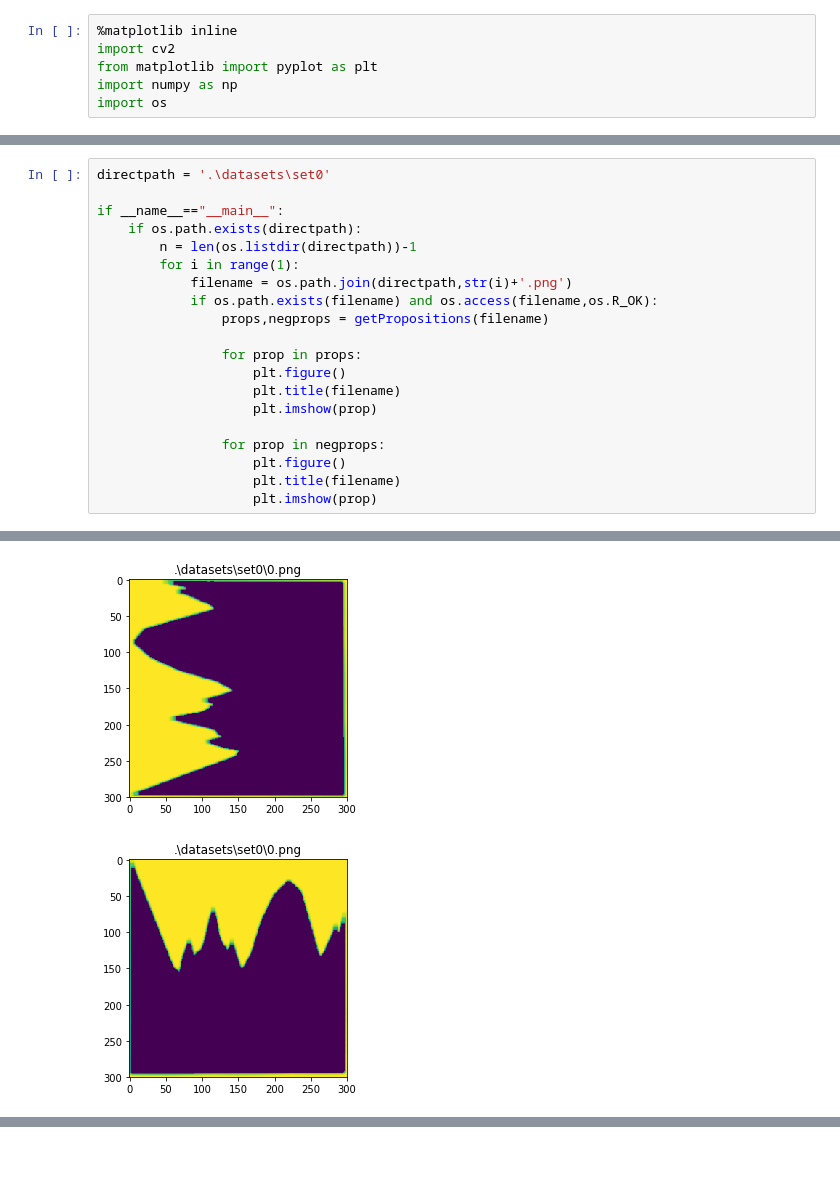
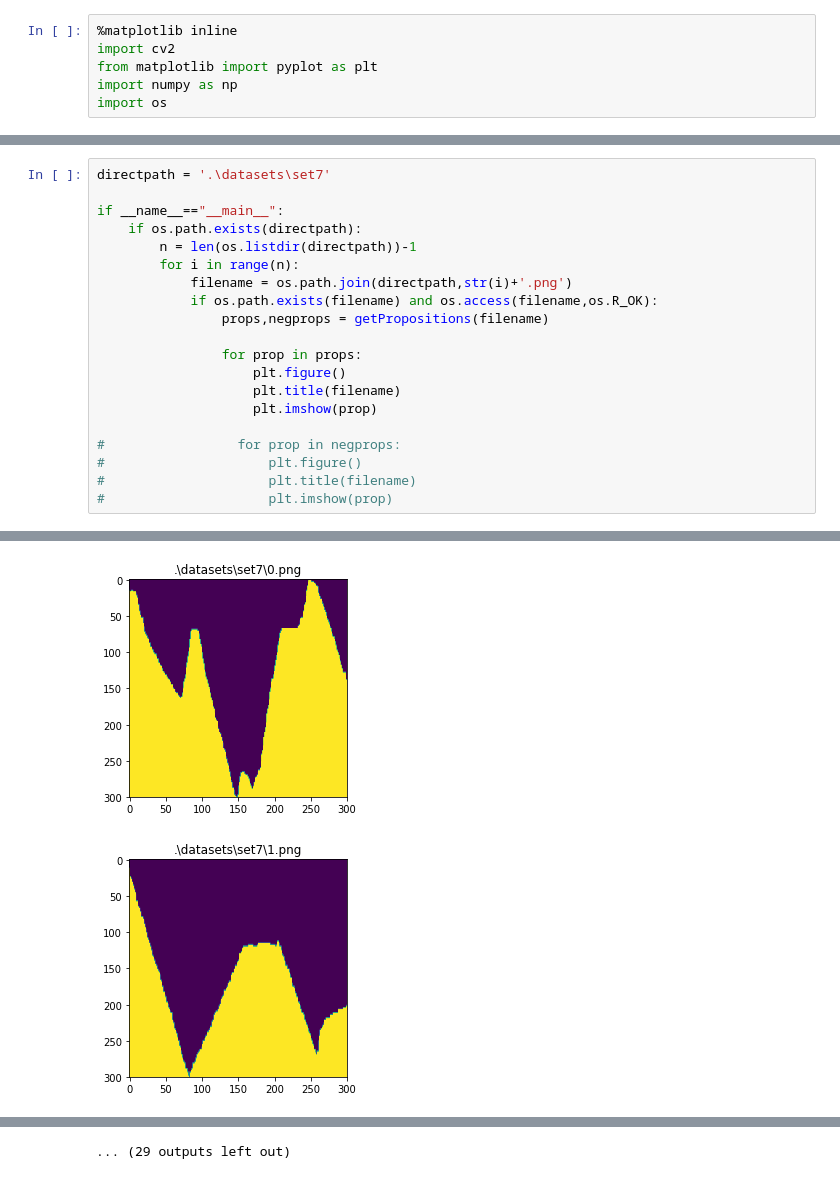
Before and after one commit to damjur/MatchingAbstracts, a Jupyter notebook: Untitled1_v2.ipynb, the cells around one changed output, grey strips where cells are left out. Cells and saved outputs as stored; diff of their text form.

```diff
--- a/Untitled1_v2.ipynb
+++ b/Untitled1_v2.ipynb
@@ -133,11 +181,11 @@ def getPropositions(path):
     return propositions,negpropositions
 # %%
-directpath = '.\datasets\set0'
+directpath = '.\datasets\set7'
 
 if __name__=="__main__":
     if os.path.exists(directpath):
         n = len(os.listdir(directpath))-1
-        for i in range(1):
+        for i in range(n):
             filename = os.path.join(directpath,str(i)+'.png')
             if os.path.exists(filename) and os.access(filename,os.R_OK):
                 props,negprops = getPropositions(filename)
@@ -147,8 +195,8 @@ if __name__=="__main__":
                     plt.title(filename)
                     plt.imshow(prop)
 
-                for prop in negprops:
-                    plt.figure()
-                    plt.title(filename)
-                    plt.imshow(prop)
+#                 for prop in negprops:
+#                     plt.figure()
+#                     plt.title(filename)
+#                     plt.imshow(prop)
 # %% [output]
@@ -157,2 +239,2 @@ if __name__=="__main__":
-[figure, old version]
+[figure, new version]
-[figure, old version]
+[figure, new version]
@@ -158,0 +247 @@ if __name__=="__main__":
+... (29 outputs left out)
```
Also changed, not shown: parts of 3 cells of this notebook.
